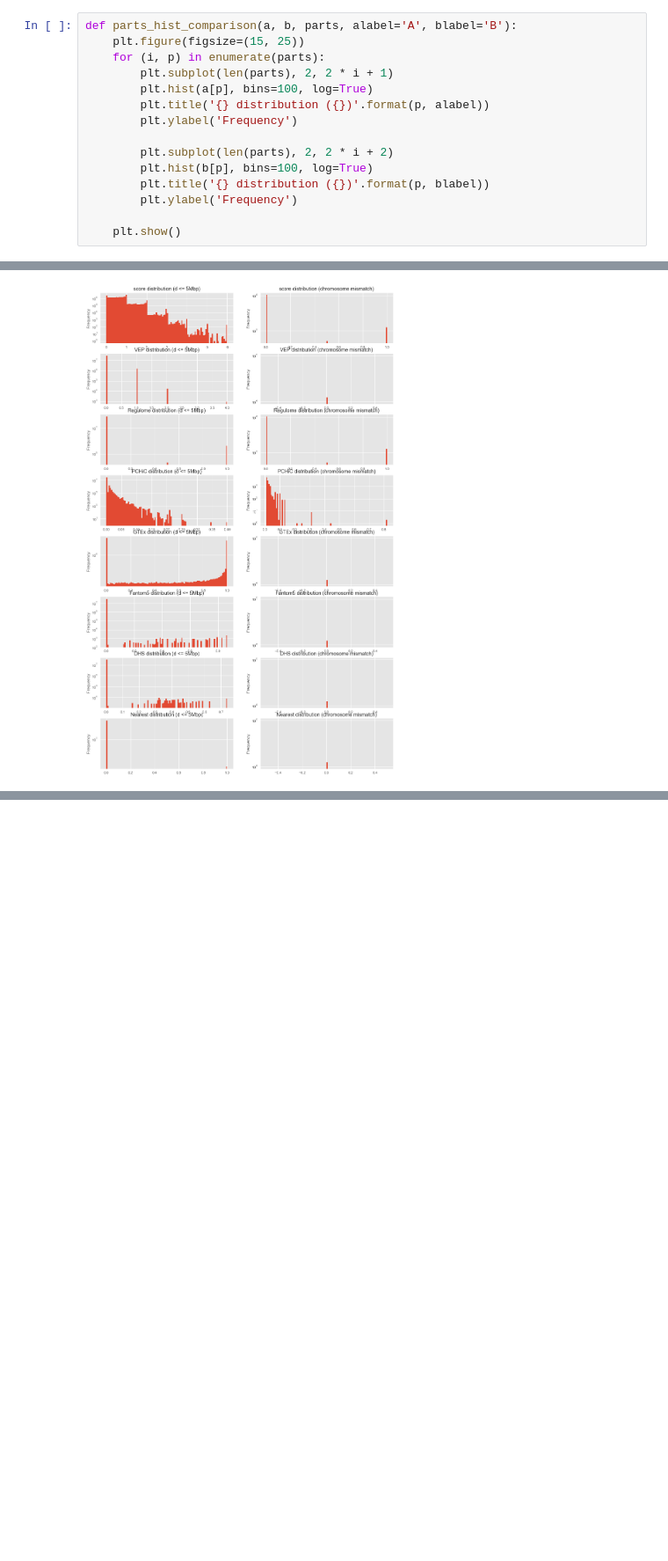
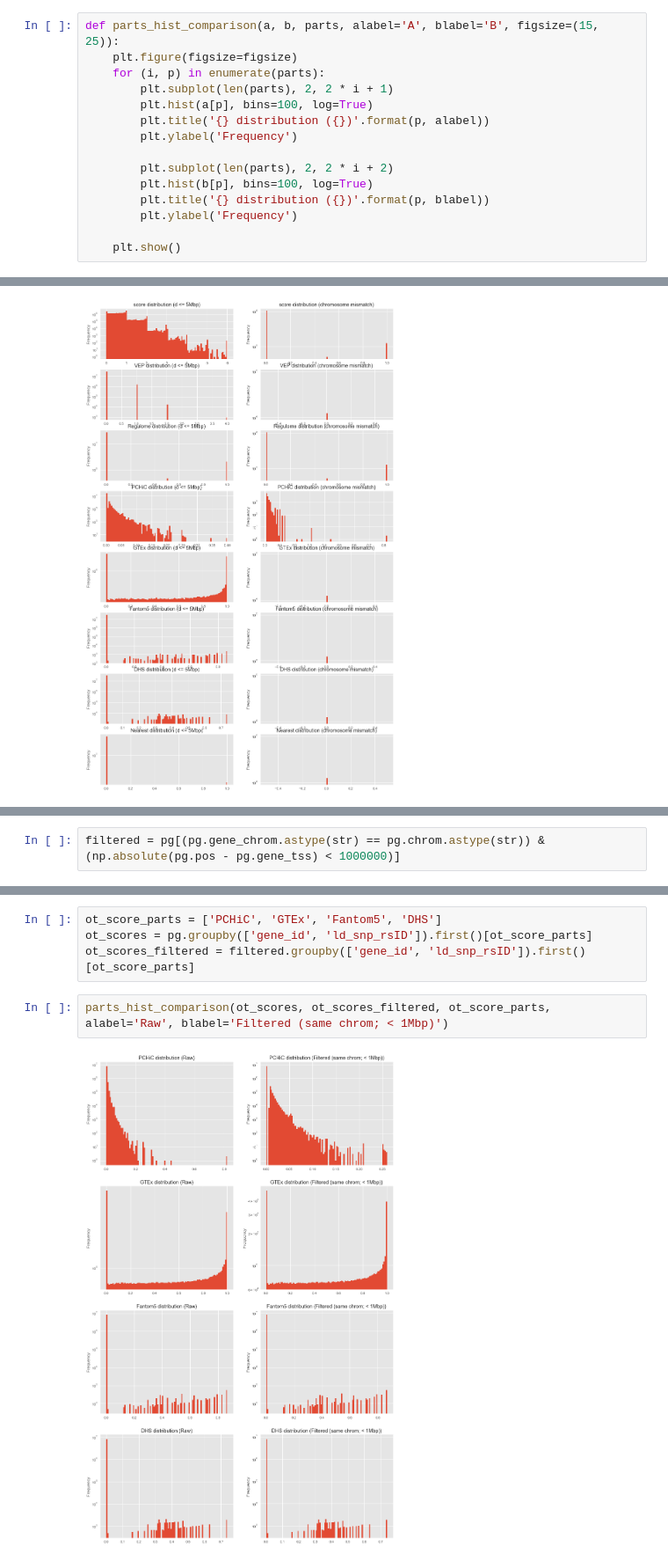
Before and after one commit to opentargets-archive/postgap_analysis, a Jupyter notebook: postgap_issues_2017_11_22.ipynb, the cells around one changed output, grey strips where cells are left out. Shown at 88% size. Drawn from its saved outputs; the diff is of its cells as text; blank space fills up the shorter version.

Commit message:
Filter for same chrom, compare 4 subscore dists and look at cutoff

```diff
--- a/postgap_issues_2017_11_22.ipynb
+++ b/postgap_issues_2017_11_22.ipynb
@@ -18,8 +18,8 @@ def hist(values, title='', xlabel='Value', bins=200):
     plt.ylabel('Frequency')
     plt.show()
 # %%
-def parts_hist_comparison(a, b, parts, alabel='A', blabel='B'):
-    plt.figure(figsize=(15, 25))
+def parts_hist_comparison(a, b, parts, alabel='A', blabel='B', figsize=(15, 25)):
+    plt.figure(figsize=figsize)
     for (i, p) in enumerate(parts):
         plt.subplot(len(parts), 2, 2 * i + 1)
         plt.hist(a[p], bins=100, log=True)
@@ -129,0 +144,2 @@ parts_hist_comparison(nearby_scores, chrom_mismatch_scores, score_parts, alabel=
+# %%
+filtered = pg[(pg.gene_chrom.astype(str) == pg.chrom.astype(str)) & (np.absolute(pg.pos - pg.gene_tss) < 1000000)]
@@ -129,0 +152,8 @@ parts_hist_comparison(nearby_scores, chrom_mismatch_scores, score_parts, alabel=
+# %%
+ot_score_parts = ['PCHiC', 'GTEx', 'Fantom5', 'DHS']
+ot_scores = pg.groupby(['gene_id', 'ld_snp_rsID']).first()[ot_score_parts]
+ot_scores_filtered = filtered.groupby(['gene_id', 'ld_snp_rsID']).first()[ot_score_parts]
+# %%
+parts_hist_comparison(ot_scores, ot_scores_filtered, ot_score_parts, alabel='Raw', blabel='Filtered (same chrom; < 1Mbp)')
+# %% [output]
+[figure, added]
```
Also changed, not shown: parts of 5 cells of this notebook.
